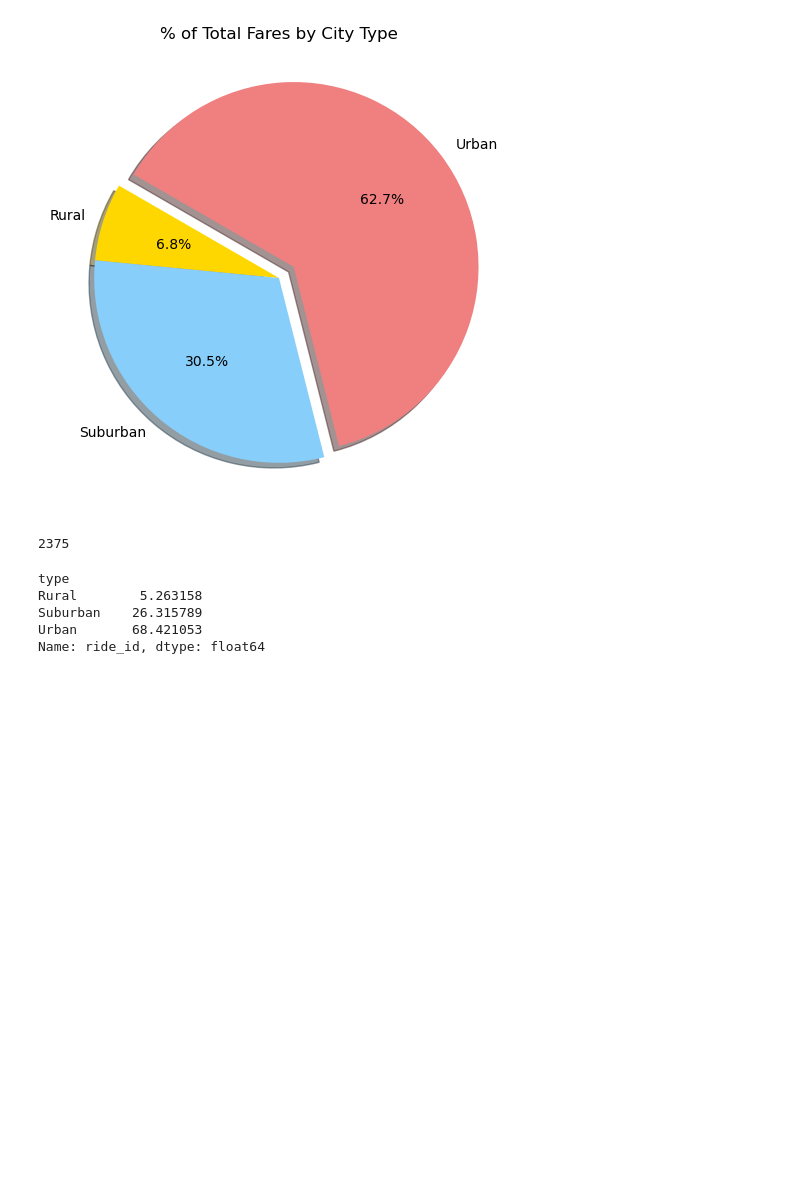
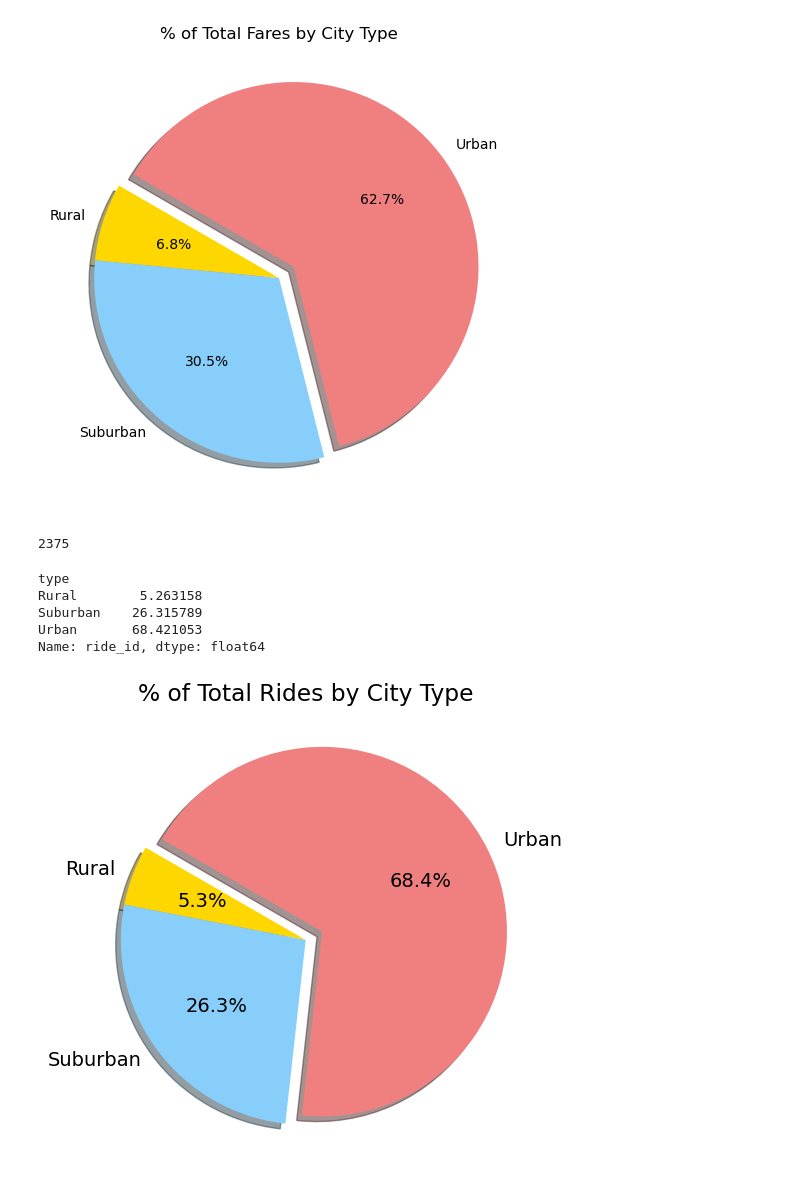
Before and after one commit to cbrooks718/PyBer_Analysis, a Jupyter notebook: PyBer.ipynb, the cells around one changed output. Saved outputs shown, nothing was run; the diff lists cells and outputs as text; code cells hidden in the pictures; blank space fills up the shorter version.

Commit message:
Final chart and update

```diff
--- a/PyBer.ipynb
+++ b/PyBer.ipynb
@@ -857,12 +857,18 @@ Name: ride_id, dtype: float64
 # %%
 # Build percentage of rides by city type pie chart
 plt.subplots(figsize=(10, 6))
 plt.pie(ride_percents,
        labels=["Rural", "Suburban", "Urban"],
        colors=["gold", "lightskyblue", "lightcoral"],
        explode=[0, 0, 0.1],
        autopct='%1.1f%%',
        shadow=True, startangle=150)
 plt.title("% of Total Rides by City Type")
 # Change the default font size from 10 to 14
-mpl.rcParams['font.size']
+mpl.rcParams['font.size'] = 14
+# Save Figure
+plt.savefig("analysis/Fig6.png")
+# Show Figure
+plt.show()
+# %% [output]
+[figure, added]
```
Also changed, not shown: 1 other file.
